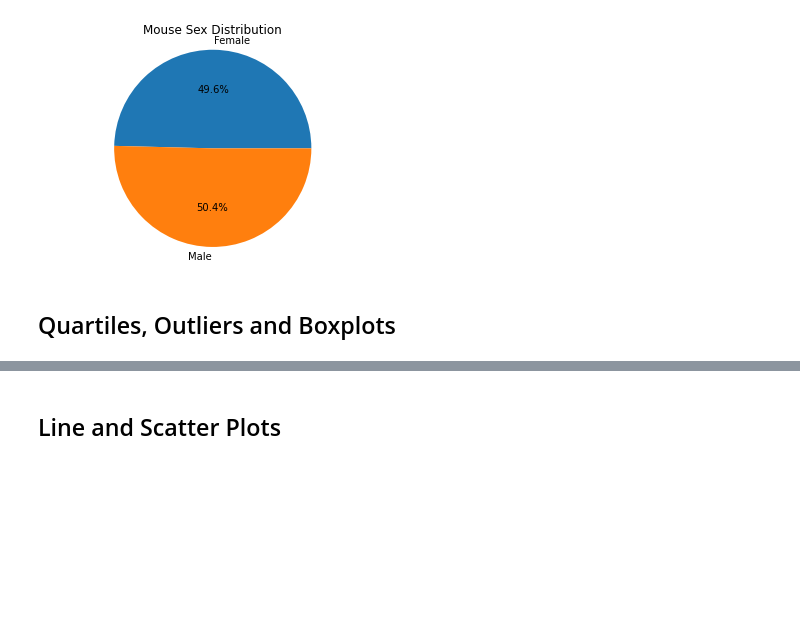
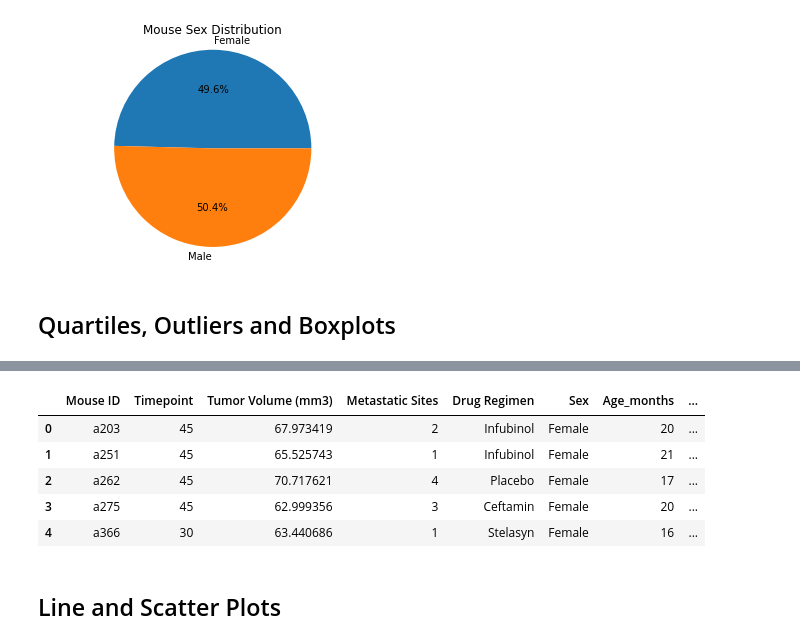
Before and after one commit to migheljackson/matplotlib-challenge, a Jupyter notebook: pymaceuticals_starter.ipynb, the cells around one changed output, grey strips where cells are left out. Drawn from its saved outputs; the diff is of its cells as text; code cells hidden in the pictures; blank space fills up the shorter version.

Commit message:
generated max timepoint table

```diff
--- a/pymaceuticals_starter.ipynb
+++ b/pymaceuticals_starter.ipynb
@@ -263,8 +270,6 @@ plt.show()
 # Capomulin, Ramicane, Infubinol, and Ceftamin
 
 # Start by getting the last (greatest) timepoint for each mouse
-
-
-# Merge this group df with the original dataframe to get the tumor volume at the last timepoint
-sex_mouse_count
+max_timepoint_mouse=study_data_clean.groupby("Mouse ID")["Timepoint"].max()
+max_timepoint_mouse
 # %% [output]
@@ -275,3 +289,14 @@ Name: Mouse ID, dtype: int64
+# %%
+# Merge this group df with the original dataframe to get the tumor volume at the last timepoint
+tvol_final=pd.merge(max_timepoint_mouse,study_data_clean, how='inner', on=["Mouse ID","Timepoint"])
+tvol_final.head()
+# %% [output]
+|  | Mouse ID | Timepoint | Tumor Volume (mm3) | Metastatic Sites | Drug Regimen | Sex | Age_months | ... |
+| 0 | a203 | 45 | 67.973419 | 2 | Infubinol | Female | 20 | ... |
+| 1 | a251 | 45 | 65.525743 | 1 | Infubinol | Female | 21 | ... |
+| 2 | a262 | 45 | 70.717621 | 4 | Placebo | Female | 17 | ... |
+| 3 | a275 | 45 | 62.999356 | 3 | Ceftamin | Female | 20 | ... |
+| 4 | a366 | 30 | 63.440686 | 1 | Stelasyn | Female | 16 | ... |
 # %%
 # Put treatments into a list for for loop (and later for plot labels)
 
```
Also changed, not shown: parts of 3 cells of this notebook.
